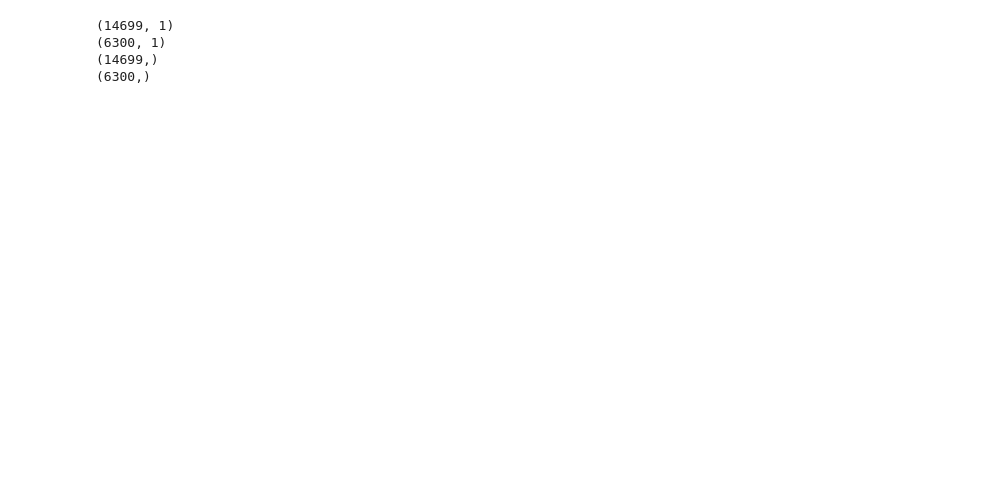
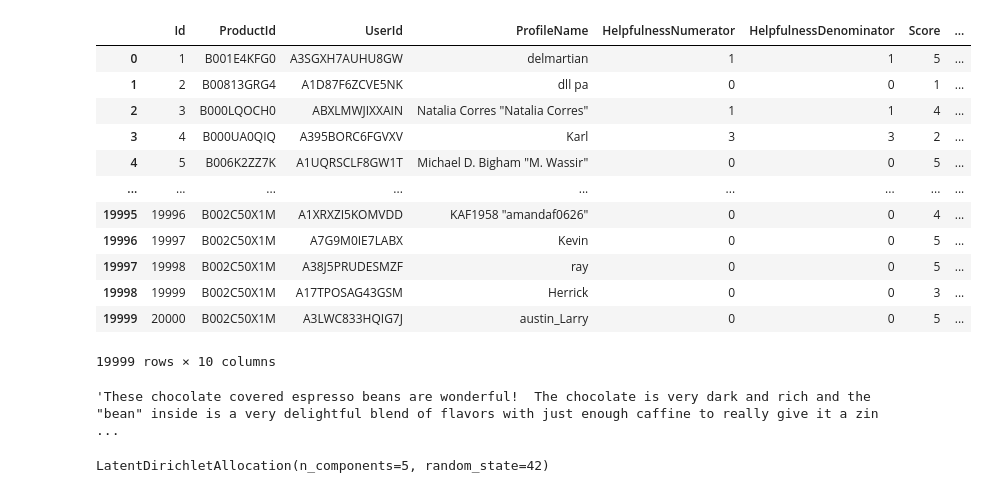
Before and after one commit to Gopi558309/Python, a Jupyter notebook: Untitled10.ipynb, the cells around one changed output. Drawn from its saved outputs; the diff is of its cells as text; code cells hidden in the pictures; blank space fills up the shorter version.

```diff
--- a/Untitled10.ipynb
+++ b/Untitled10.ipynb
@@ -108,10 +2,0 @@ X_train,X_test,y_train,y_test=train_test_split(X,y,test_size=0.3,random_state=45
-# %%
-print(X_train.shape)
-print(X_test.shape)
-print(y_train.shape)
-print(y_test.shape)
-# %% [output]
-(14699, 1)
-(6300, 1)
-(14699,)
-(6300,)
@@ -119,0 +3,24 @@ from sklearn.feature_extraction.text import TfidfVectorizer
+# %%
+import pandas as pd
+import numpy as np
+reviews_datasets = pd.read_csv("Reviews.csv")
+reviews_datasets = reviews_datasets.head(20000)
+reviews_datasets.dropna()
+# %% [output]
+|  | Id | ProductId | UserId | ProfileName | HelpfulnessNumerator | HelpfulnessDenominator | Score | ... |
+| 0 | 1 | B001E4KFG0 | A3SGXH7AUHU8GW | delmartian | 1 | 1 | 5 | ... |
+| 1 | 2 | B00813GRG4 | A1D87F6ZCVE5NK | dll pa | 0 | 0 | 1 | ... |
+| 2 | 3 | B000LQOCH0 | ABXLMWJIXXAIN | Natalia Corres "Natalia Corres" | 1 | 1 | 4 | ... |
+| 3 | 4 | B000UA0QIQ | A395BORC6FGVXV | Karl | 3 | 3 | 2 | ... |
+| 4 | 5 | B006K2ZZ7K | A1UQRSCLF8GW1T | Michael D. Bigham "M. Wassir" | 0 | 0 | 5 | ... |
+| ... | ... | ... | ... | ... | ... | ... | ... | ... |
+| 19995 | 19996 | B002C50X1M | A1XRXZI5KOMVDD | KAF1958 "amandaf0626" | 0 | 0 | 4 | ... |
+| 19996 | 19997 | B002C50X1M | A7G9M0IE7LABX | Kevin | 0 | 0 | 5 | ... |
+| 19997 | 19998 | B002C50X1M | A38J5PRUDESMZF | ray | 0 | 0 | 5 | ... |
+| 19998 | 19999 | B002C50X1M | A17TPOSAG43GSM | Herrick | 0 | 0 | 3 | ... |
+| 19999 | 20000 | B002C50X1M | A3LWC833HQIG7J | austin_Larry | 0 | 0 | 5 | ... |
+19999 rows × 10 columns
+# %%
+reviews_datasets['Text'][350]
+# %% [output]
+'These chocolate covered espresso beans are wonderful!  The chocolate is very dark and rich and the "bean" inside is a very delightful blend of flavors with just enough caffine to really give it a zin ...
@@ -119,0 +31,6 @@ from sklearn.feature_extraction.text import TfidfVectorizer
+# %%
+from sklearn.decomposition import LatentDirichletAllocation
+LDA = LatentDirichletAllocation(n_components=5,random_state=42)
+LDA.fit(doc_term_matrix)
+# %% [output]
+LatentDirichletAllocation(n_components=5, random_state=42)
```
Also changed, not shown: parts of 36 cells of this notebook.
